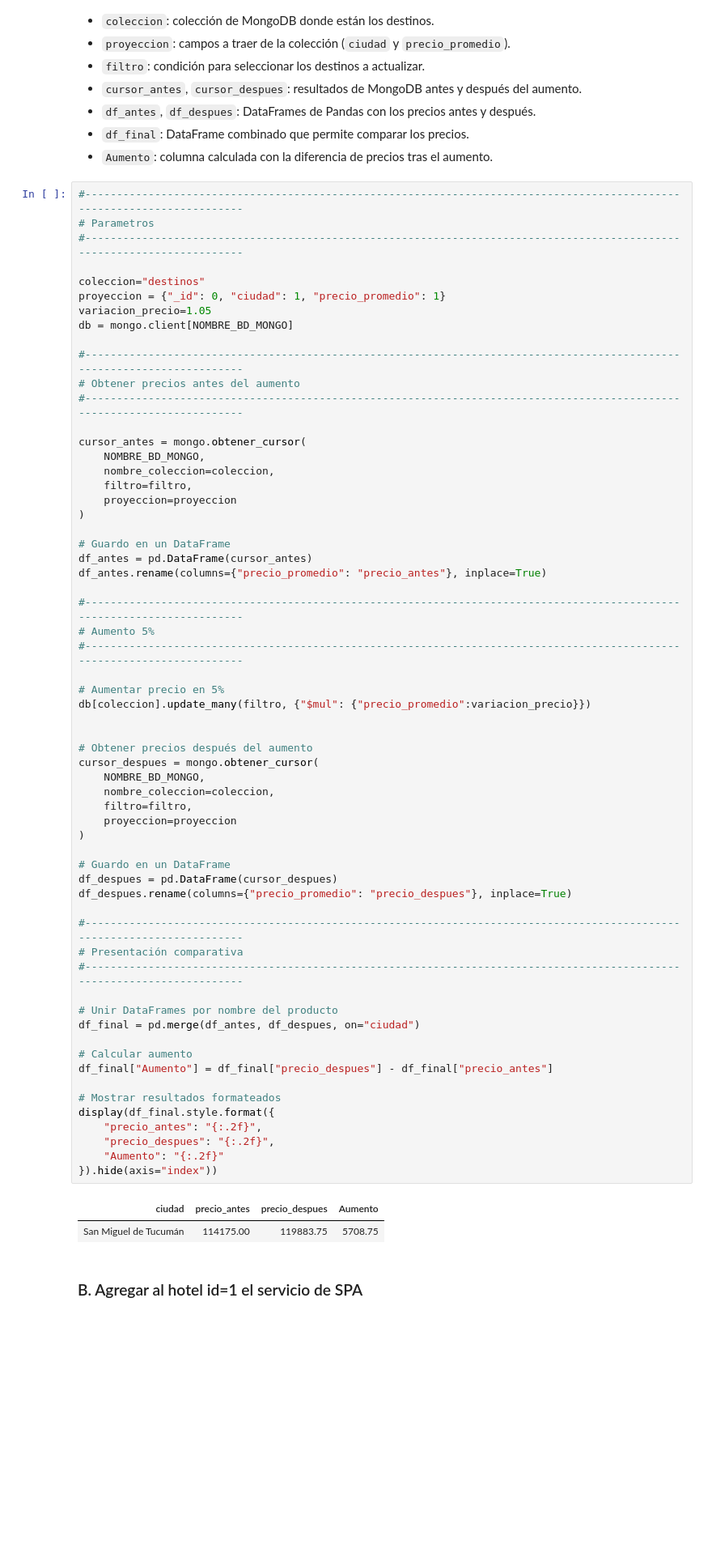
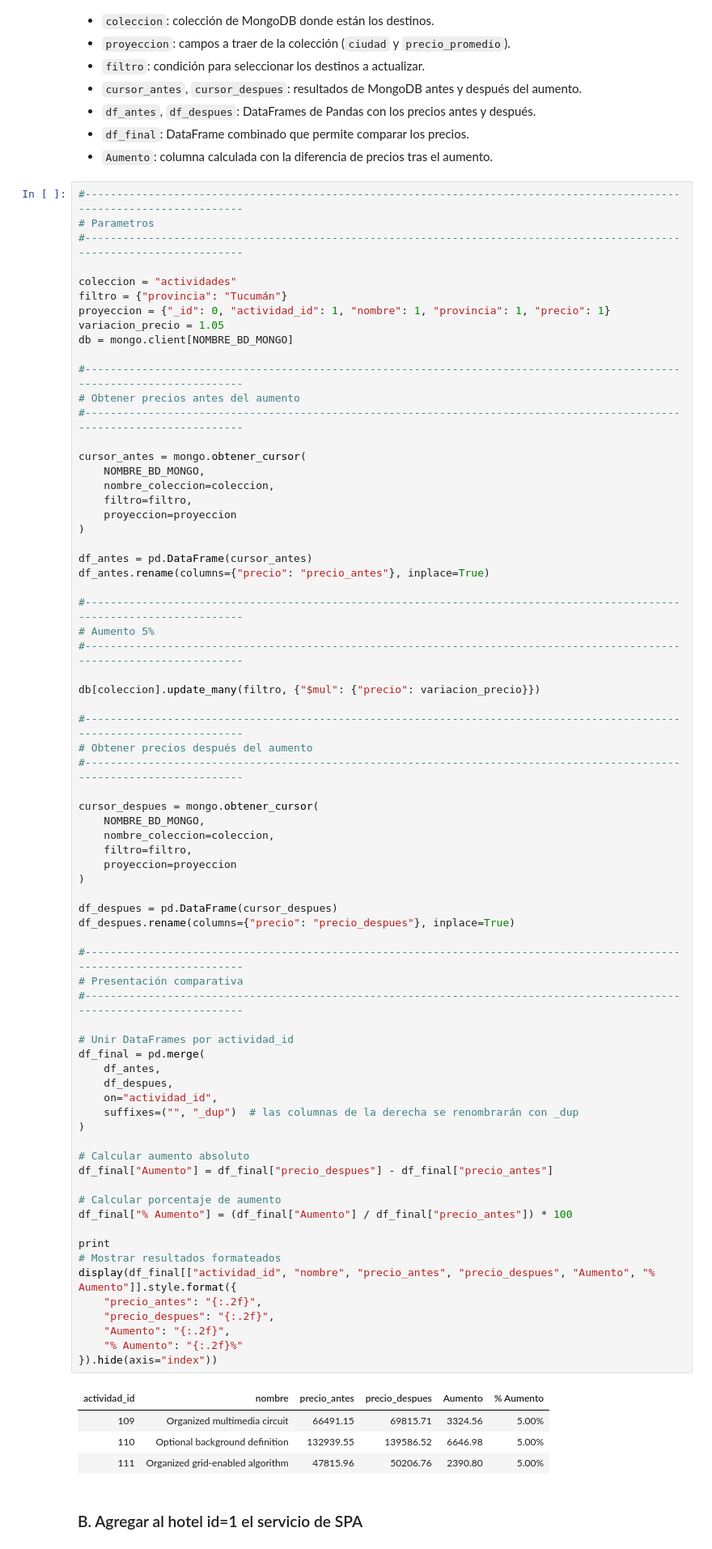
Before and after one commit to dariomicheli/BaseDatos, a Jupyter notebook: notebooks/Consultas.ipynb, the cells around one changed output. Shown at 81% size. Drawn from its saved outputs; the diff is of its cells as text; blank space fills up the shorter version.

```diff
--- a/notebooks/Consultas.ipynb
+++ b/notebooks/Consultas.ipynb
@@ -925,9 +927,10 @@ plt.show()
 # Parametros
 #------------------------------------------------------------------------------------------------------------------------
 
-coleccion="destinos"
-proyeccion = {"_id": 0, "ciudad": 1, "precio_promedio": 1}
-variacion_precio=1.05
+coleccion = "actividades"
+filtro = {"provincia": "Tucumán"}
+proyeccion = {"_id": 0, "actividad_id": 1, "nombre": 1, "provincia": 1, "precio": 1}
+variacion_precio = 1.05
 db = mongo.client[NOMBRE_BD_MONGO]
 
 #------------------------------------------------------------------------------------------------------------------------
@@ -941,49 +944,60 @@ cursor_antes = mongo.obtener_cursor(
     proyeccion=proyeccion
 )
 
-# Guardo en un DataFrame
 df_antes = pd.DataFrame(cursor_antes)
-df_antes.rename(columns={"precio_promedio": "precio_antes"}, inplace=True)
+df_antes.rename(columns={"precio": "precio_antes"}, inplace=True)
 
 #------------------------------------------------------------------------------------------------------------------------
 # Aumento 5%
 #------------------------------------------------------------------------------------------------------------------------
 
-# Aumentar precio en 5%
-db[coleccion].update_many(filtro, {"$mul": {"precio_promedio":variacion_precio}})
+db[coleccion].update_many(filtro, {"$mul": {"precio": variacion_precio}})
 
+#------------------------------------------------------------------------------------------------------------------------
+# Obtener precios después del aumento
+#------------------------------------------------------------------------------------------------------------------------
 
-# Obtener precios después del aumento
 cursor_despues = mongo.obtener_cursor(
     NOMBRE_BD_MONGO,
     nombre_coleccion=coleccion,
     filtro=filtro,
     proyeccion=proyeccion
 )
 
-# Guardo en un DataFrame
 df_despues = pd.DataFrame(cursor_despues)
-df_despues.rename(columns={"precio_promedio": "precio_despues"}, inplace=True)
+df_despues.rename(columns={"precio": "precio_despues"}, inplace=True)
 
 #------------------------------------------------------------------------------------------------------------------------
 # Presentación comparativa
 #------------------------------------------------------------------------------------------------------------------------
 
-# Unir DataFrames por nombre del producto
-df_final = pd.merge(df_antes, df_despues, on="ciudad")
+# Unir DataFrames por actividad_id
+df_final = pd.merge(
+    df_antes,
+    df_despues,
+    on="actividad_id",
+    suffixes=("", "_dup")  # las columnas de la derecha se renombrarán con _dup
+)
 
-# Calcular aumento
+# Calcular aumento absoluto
 df_final["Aumento"] = df_final["precio_despues"] - df_final["precio_antes"]
 
+# Calcular porcentaje de aumento
+df_final["% Aumento"] = (df_final["Aumento"] / df_final["precio_antes"]) * 100
+
+print
 # Mostrar resultados formateados
-display(df_final.style.format({
+display(df_final[["actividad_id", "nombre", "precio_antes", "precio_despues", "Aumento", "% Aumento"]].style.format({
     "precio_antes": "{:.2f}",
     "precio_despues": "{:.2f}",
-    "Aumento": "{:.2f}"
+    "Aumento": "{:.2f}",
+    "% Aumento": "{:.2f}%"
 }).hide(axis="index"))
 # %% [output]
-| ciudad | precio_antes | precio_despues | Aumento |
-| San Miguel de Tucumán | 114175.00 | 119883.75 | 5708.75 |
+| actividad_id | nombre | precio_antes | precio_despues | Aumento | % Aumento |
+| 109 | Organized multimedia circuit | 66491.15 | 69815.71 | 3324.56 | 5.00% |
+| 110 | Optional background definition | 132939.55 | 139586.52 | 6646.98 | 5.00% |
+| 111 | Organized grid-enabled algorithm | 47815.96 | 50206.76 | 2390.80 | 5.00% |
 # %% [markdown]
 ### B. Agregar al hotel id=1 el servicio de SPA
 # %% [markdown]
```
Also changed, not shown: parts of 14 cells of this notebook.
